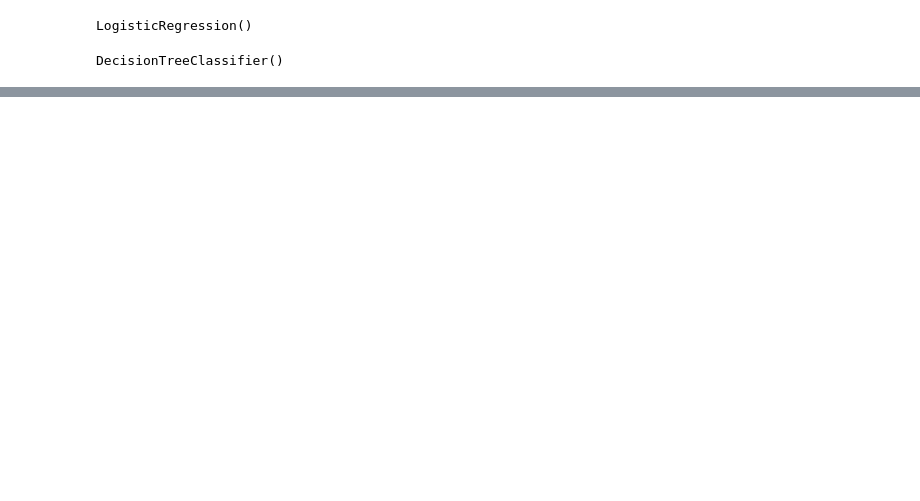
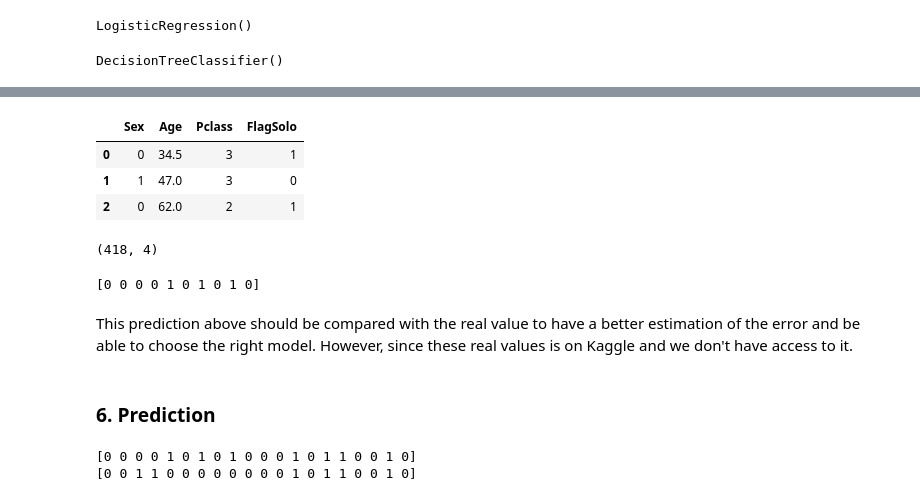
Before and after one commit to keijiart/EDA_Titanic, a Jupyter notebook: EDA_Titanic.ipynb, the cells around one changed output, grey strips where cells are left out. Cells and saved outputs as stored; diff of their text form; code cells hidden in the pictures; blank space fills up the shorter version.

```diff
--- a/EDA_Titanic.ipynb
+++ b/EDA_Titanic.ipynb
@@ -324,0 +463,11 @@ DecisionTreeClassifier()
+# %%
+# Processing data
+
+# Mapping and changing Sex type
+test['Sex'] = test['Sex'].map({'female':1, 'male':0}).astype(int)
+
+# Fill Age
+test['Age'] = test['Age'].fillna(28.0)
+
+# Creating FlagSolo
+test['FlagSolo'] = np.where((test['SibSp'] == 0) & (test['Parch'] == 0), 1, 0)
@@ -324,0 +496,36 @@ DecisionTreeClassifier()
+# %%
+# Taking a look in the interested data:
+
+test[features].head(3)
+# %% [output]
+|  | Sex | Age | Pclass | FlagSolo |
+| 0 | 0 | 34.5 | 3 | 1 |
+| 1 | 1 | 47.0 | 3 | 0 |
+| 2 | 0 | 62.0 | 2 | 1 |
+# %%
+# Creating test set
+X_test = test[features]
+
+X_test.shape
+# %% [output]
+(418, 4)
+# %%
+# Predition of survivor in test data
+
+Y_pred_log = logreg.predict(X_test)
+Y_pred_tree = decision_tree.predict(X_test)
+print(Y_pred_log[0:10])
+# %% [output]
+[0 0 0 0 1 0 1 0 1 0]
+# %% [markdown]
+This prediction above should be compared with the real value to have a better estimation of the error and be able to choose the right model. However, since these real values is on Kaggle and we don't have access to it.
+# %% [markdown]
+### 6. Prediction
+# %%
+# Prediction
+
+print(Y_pred_log[0:20])
+print(Y_pred_tree[0:20])
+# %% [output]
+[0 0 0 0 1 0 1 0 1 0 0 0 1 0 1 1 0 0 1 0]
+[0 0 1 1 0 0 0 0 0 0 0 0 1 0 1 1 0 0 1 0]
```
Also changed, not shown: parts of 29 cells of this notebook.
